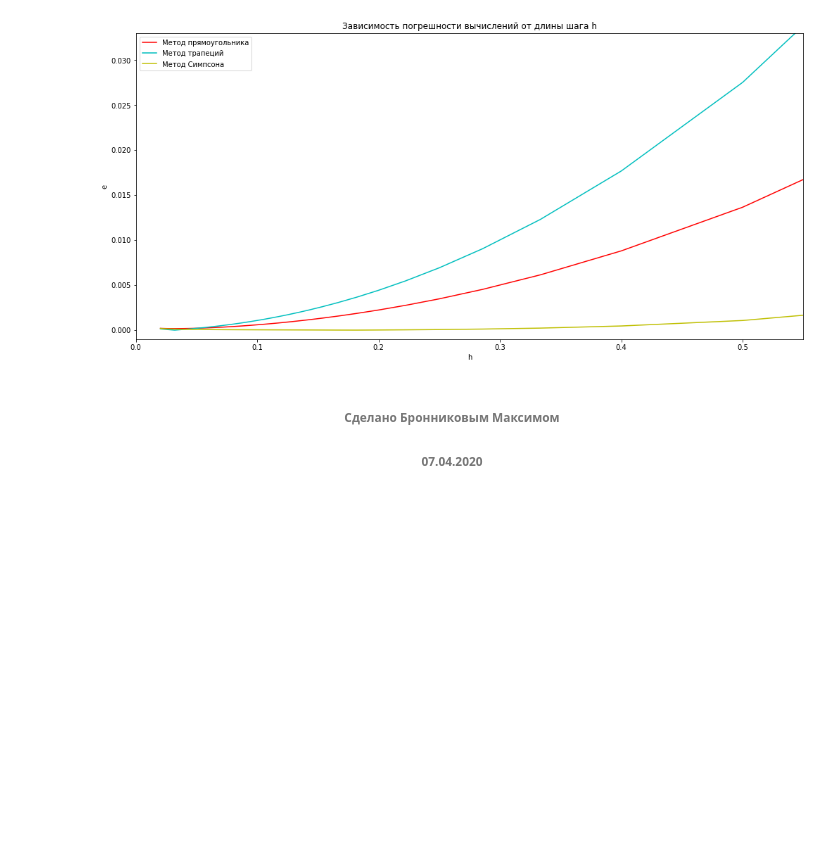
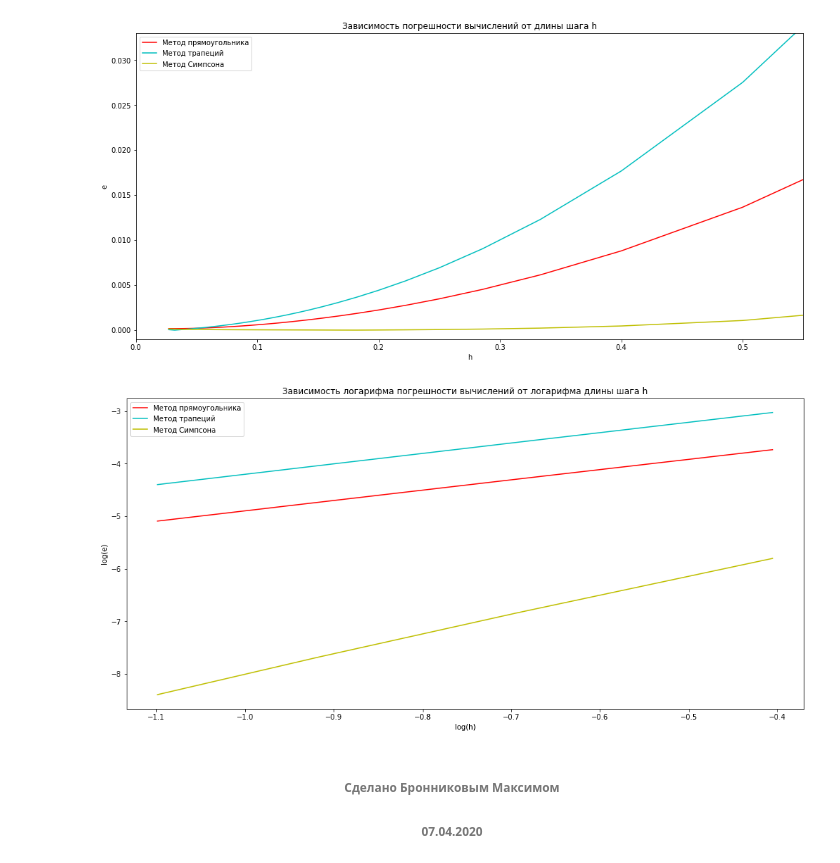
Before and after one commit to m-bronnikov/NumericalMethods, a Jupyter notebook: lab3/task5.ipynb, the cells around one changed output. Drawn from its saved outputs; the diff is of its cells as text; code cells hidden in the pictures; blank space fills up the shorter version.

Commit message:
Lab3 ready with graphic in task5

```diff
--- a/lab3/task5.ipynb
+++ b/lab3/task5.ipynb
@@ -212,6 +212,38 @@ plt.legend((line1, line2, line3), ("Метод прямоугольника", "
 plt.show()
 # %% [output]
 [figure]
+# %%
+x = [(X1 - X0) / i + 0.000001 for i in range(6, 14, 2)]
+
+xx = list(map(math.log, x))
+
+y1 = list(map(lambda v: math.log(epsilon(X0, X1, rectangle_method(X0, X1, v, f_x))), x))
+y2 = list(map(lambda v: math.log(epsilon(X0, X1, trapeze_method(X0, X1, v, f_x))), x))
+y3 = list(map(lambda v: math.log(epsilon(X0, X1, simpson_method(X0, X1, v, f_x))), x))
+
+
+fig = plt.figure(figsize=(17, 8))
+ax1 = fig.add_subplot(111)
+
+line1, = ax1.plot(xx, y1, 'r')
+line2, = ax1.plot(xx, y2, 'c')
+line3, = ax1.plot(xx, y3, 'y')
+
+ax1.set_xlabel('log(h)')
+ax1.set_ylabel('log(e)')
+
+
+# set title, plot limits, etc
+plt.title('Зависимость логарифма погрешности вычислений от логарифма длины шага h')
+
+
+
+# add a legend, and position it on the upper right
+plt.legend((line1, line2, line3), ("Метод прямоугольника", "Метод трапеций", "Метод Симпсона"))
+
+plt.show()
+# %% [output]
+[figure, added]
 # %% [markdown]
 ###### <center>Сделано Бронниковым Максимом</center>
 ###### <center>07.04.2020</center>
```
Also changed, not shown: parts of 1 cell of this notebook.
